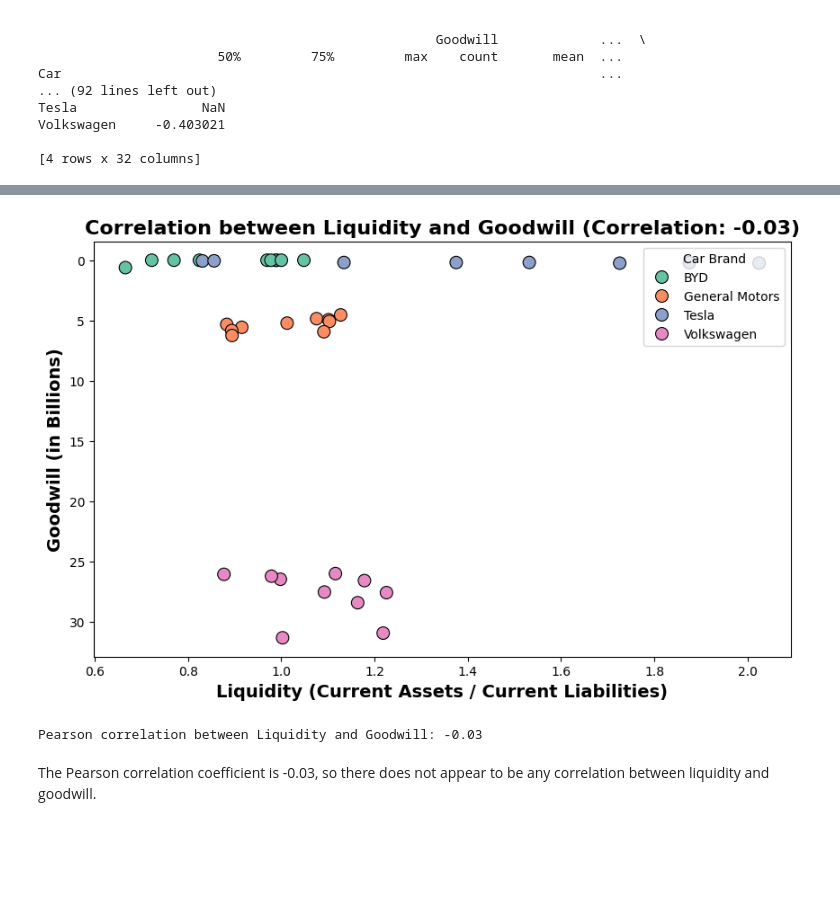
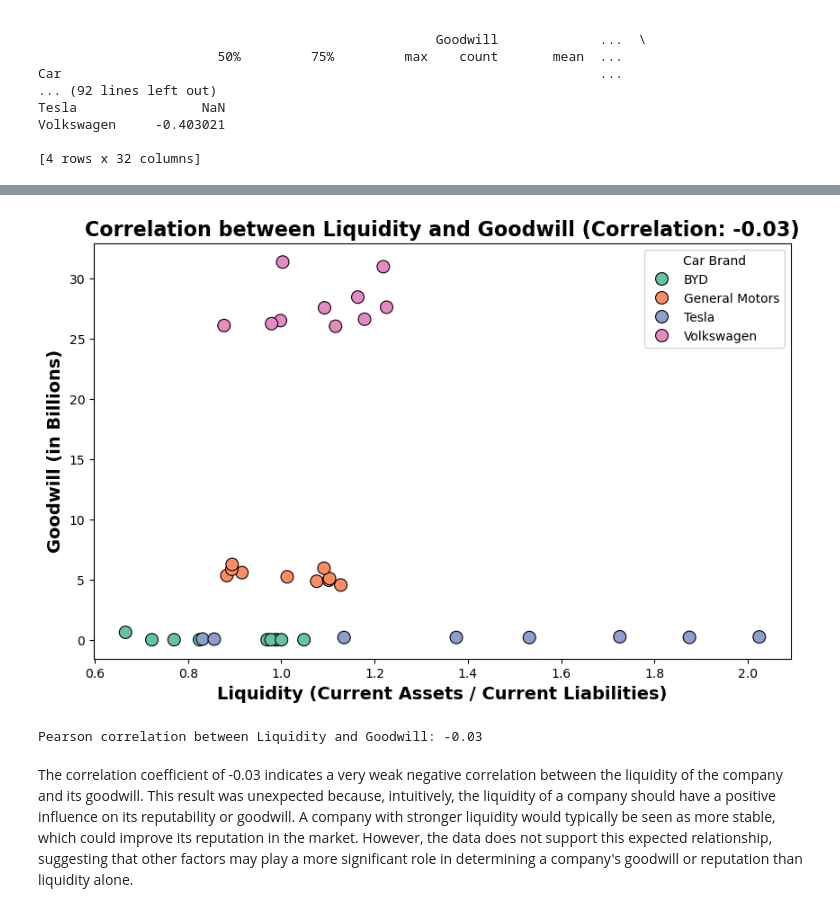
Before and after one commit to Chromex123/CMSC320-Final, a Jupyter notebook: CMSC320 Final.ipynb, the cells around one changed output, grey strips where cells are left out. Cells and saved outputs as stored; diff of their text form; code cells hidden in the pictures; blank space fills up the shorter version.

```diff
--- a/CMSC320 Final.ipynb
+++ b/CMSC320 Final.ipynb
@@ -453,20 +453,19 @@ plt.show()
 # %%
 main_df['Total current assets'] = pd.to_numeric(main_df['Total current assets'], errors='coerce')
 main_df['Total current liabilities'] = pd.to_numeric(main_df['Total current liabilities'], errors='coerce')
 main_df['Liquidity'] = main_df['Total current assets'] / main_df['Total current liabilities']
 correlation = main_df[['Liquidity', 'Goodwill']].corr().iloc[0, 1]
 plt.figure(figsize=(10, 6))
 sns.scatterplot(x='Liquidity', y='Goodwill', data=main_df, hue='Car', palette='Set2', s=100, edgecolor='black')
 plt.title(f'Correlation between Liquidity and Goodwill (Correlation: {correlation:.2f})', fontsize=16, fontweight='bold')
 plt.xlabel('Liquidity (Current Assets / Current Liabilities)', fontsize=14, fontweight='bold')
 plt.ylabel('Goodwill (in Billions)', fontsize=14, fontweight='bold')
 plt.legend(title='Car Brand', loc='upper right')
-plt.gca().invert_yaxis()
 plt.show()
 
 print(f"Pearson correlation between Liquidity and Goodwill: {correlation:.2f}")
 # %% [output]
-[figure, old version]
+[figure, new version]
 Pearson correlation between Liquidity and Goodwill: -0.03
-# %% [markdown]
-The Pearson correlation coefficient is -0.03, so there does not appear to be any correlation between liquidity and goodwill.
+# %% [markdown]
+The correlation coefficient of -0.03 indicates a very weak negative correlation between the liquidity of the company and its goodwill. This result was unexpected because, intuitively, the liquidity of a company should have a positive influence on its reputability or goodwill. A company with stronger liquidity would typically be seen as more stable, which could improve its reputation in the market. However, the data does not support this expected relationship, suggesting that other factors may play a more significant role in determining a company's goodwill or reputation than liquidity alone.
```
Also changed, not shown: parts of 7 cells of this notebook.
